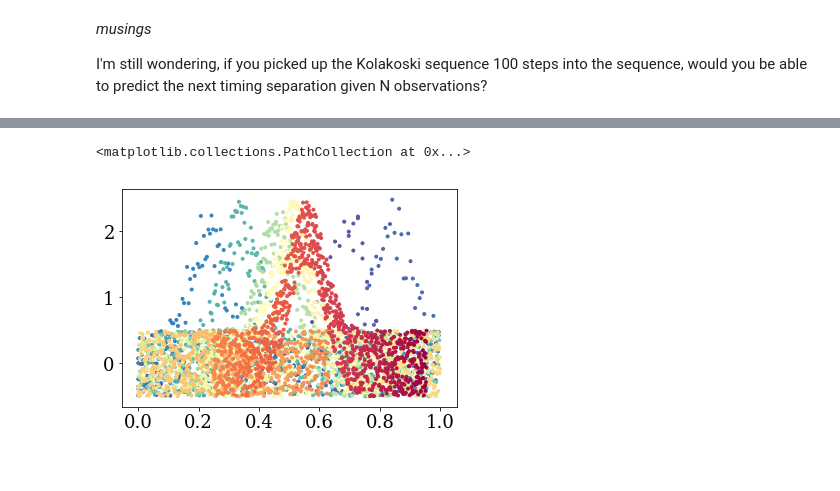
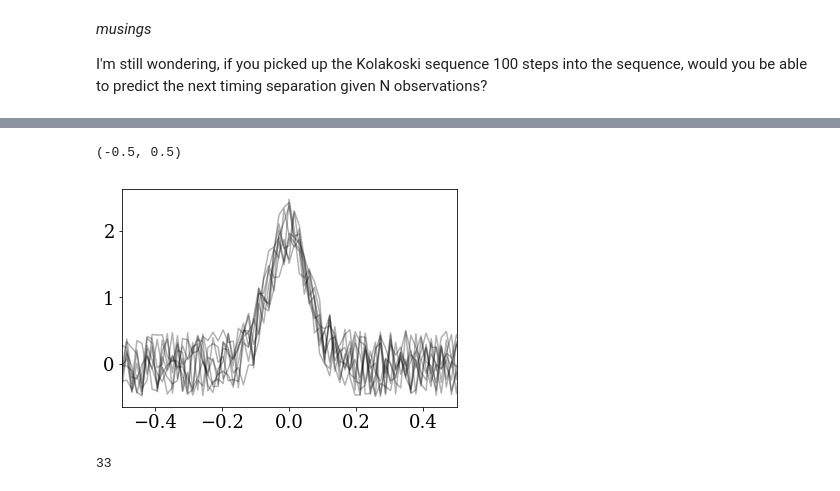
Before and after one commit to StellarCartography/SDM, a Jupyter notebook: code/SDM.ipynb, the cells around one changed output, grey strips where cells are left out. Cells and saved outputs as stored; diff of their text form; code cells hidden in the pictures.

```diff
--- a/code/SDM.ipynb
+++ b/code/SDM.ipynb
@@ -72,7 +71,15 @@ plt.scatter(time, flux2*300, c=time, marker='.', cmap=plt.cm.Spectral_r, alpha=0
-# %%
-# hm, this phase-folding isnt quite right.... confused
-
-plt.scatter((time % step)/step, flux2, marker='.', c=time, cmap=plt.cm.Spectral_r)
-# %% [output]
-<matplotlib.collections.PathCollection at 0x...>
-[figure, removed]
+# %%
+# and the same trick works with the non-scaled gaussians too, but w/o scaling the folded timeseries
+
+fib_seq = fib(10) * tau
+for k in range(1,len(fib_seq)):
+    pp = (time - (t0 + np.cumsum(fib_seq)[k-1])) #/ ((1+fib_seq[k])/tau)
+    plt.plot(pp/tau, flux, alpha=0.3, c='k')
+plt.xlim(-0.5, 0.5)
+# %% [output]
+(-0.5, 0.5)
+[figure, added]
+# %%
+tau
+# %% [output]
+33
```
Also changed, not shown: parts of 29 cells of this notebook, 1 other file.
